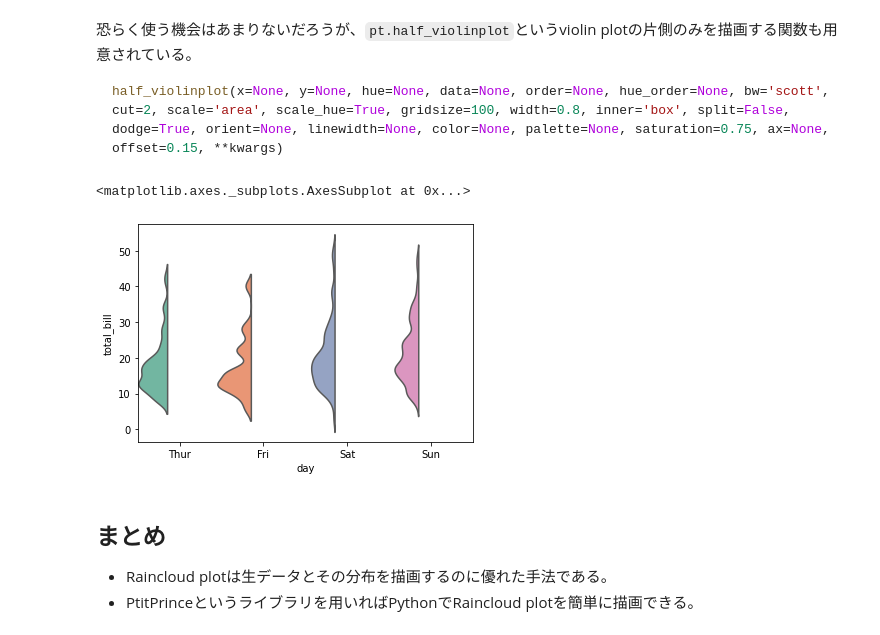
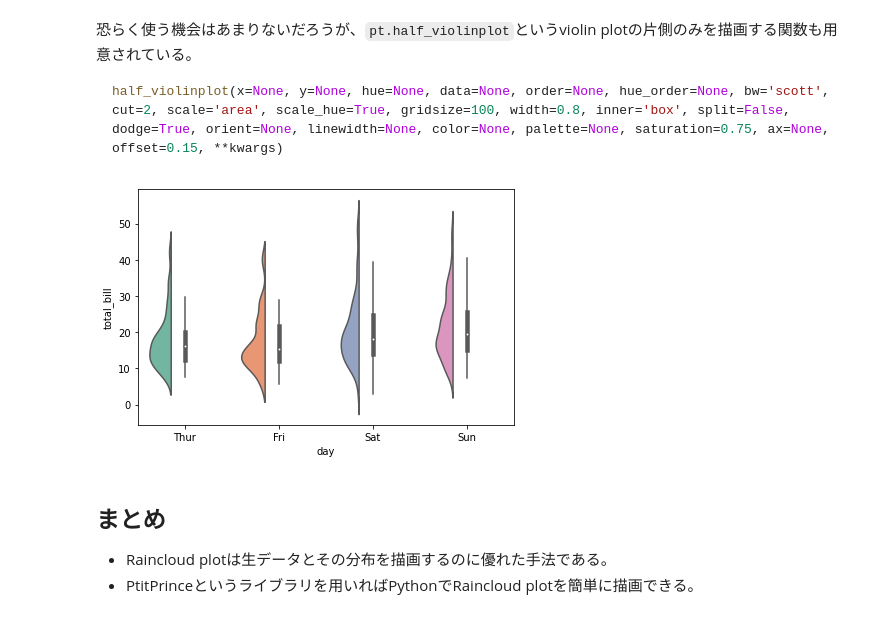
Before and after one commit to oumpy/hp_management, a Jupyter notebook: content/articles/2020sy/blog/ptitprince_tutorial.ipynb, the cells around one changed output. Saved outputs shown, nothing was run; the diff lists cells and outputs as text; code cells hidden in the pictures.

````diff
--- a/content/articles/2020sy/blog/ptitprince_tutorial.ipynb
+++ b/content/articles/2020sy/blog/ptitprince_tutorial.ipynb
@@ -147,10 +188,10 @@ pt.RainCloud(x="day", y="total_bill", hue="smoker", data=tips, alpha=.65, dodge=
 half_violinplot(x=None, y=None, hue=None, data=None, order=None, hue_order=None, bw='scott', cut=2, scale='area', scale_hue=True, gridsize=100, width=0.8, inner='box', split=False, dodge=True, orient=None, linewidth=None, color=None, palette=None, saturation=0.75, ax=None, offset=0.15, **kwargs)
 ```
 # %%
-pt.half_violinplot(x="day", y="total_bill", data=tips, palette="Set2", bw=0.2, inner=None)
+pt.half_violinplot(x="day", y="total_bill", data=tips, palette="Set2", width=0.5, bw=0.3)
+plt.tight_layout()
 # %% [output]
-<matplotlib.axes._subplots.AxesSubplot at 0x...>
-[figure, old version]
+[figure, new version]
 # %% [markdown]
 ## まとめ
 - Raincloud plotは生データとその分布を描画するのに優れた手法である。
````
Also changed, not shown: parts of 20 cells of this notebook.
